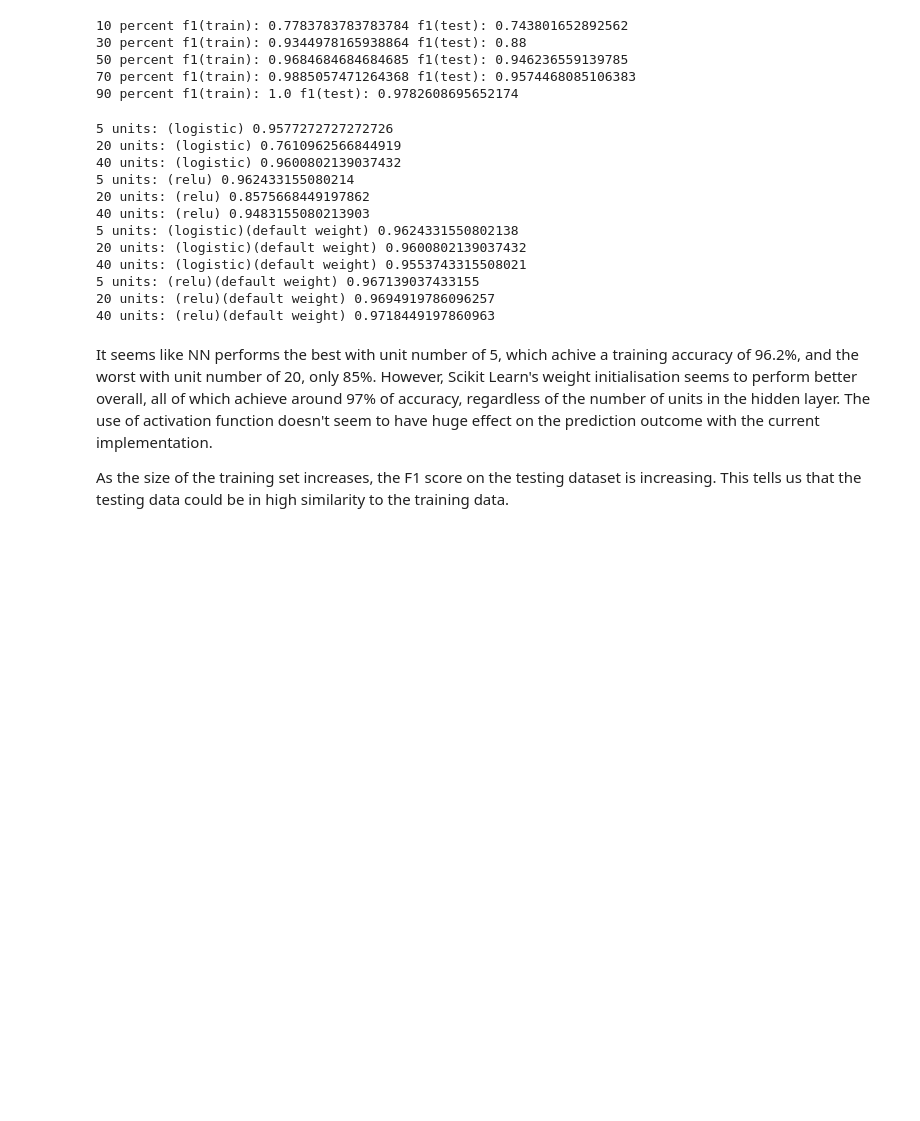
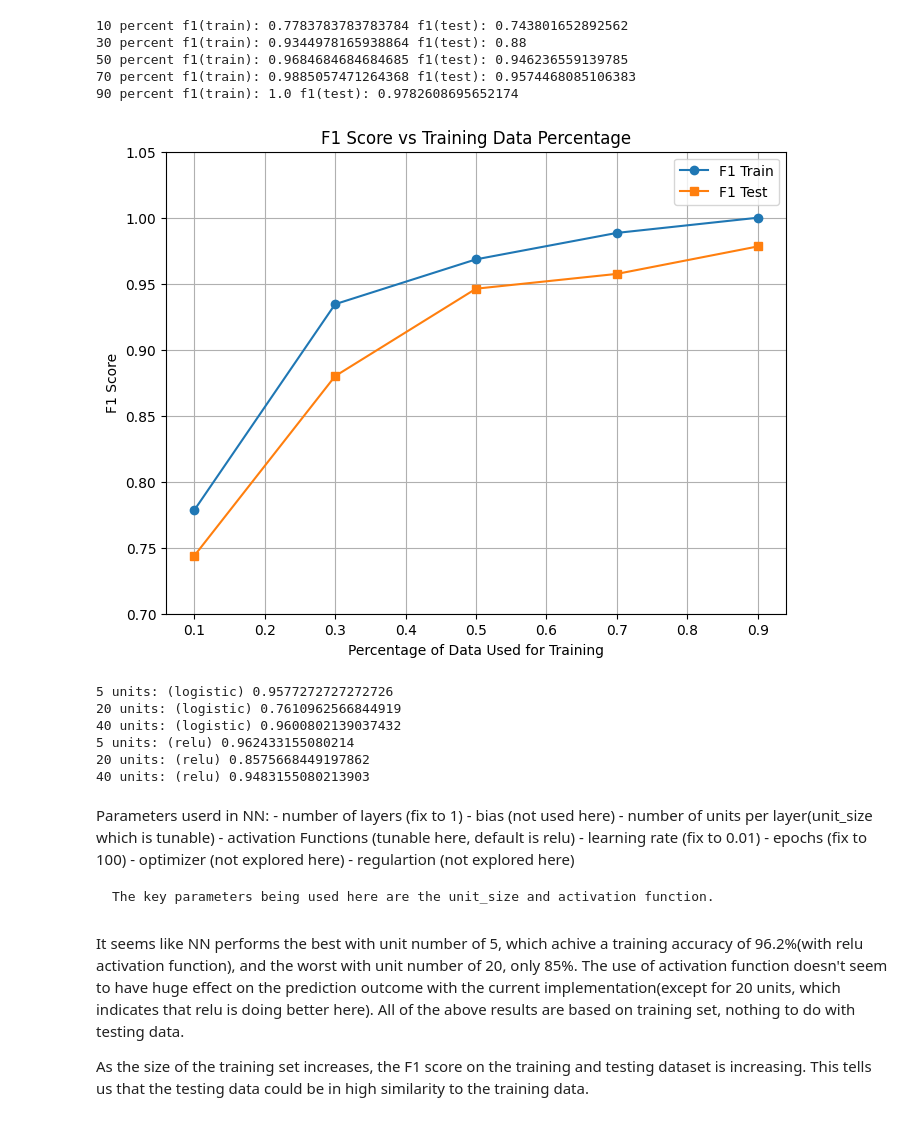
Before and after one commit to timsinyakov/361ass3, a Jupyter notebook: A3nn.ipynb, the cells around one changed output. Saved outputs shown, nothing was run; the diff lists cells and outputs as text; code cells hidden in the pictures; blank space fills up the shorter version.

```diff
--- a/A3nn.ipynb
+++ b/A3nn.ipynb
@@ -155,6 +155,27 @@ print("90 percent f1(train):", f1_score(y_train, clf90.predict(input90train)), "
 50 percent f1(train): 0.9684684684684685 f1(test): 0.946236559139785
 70 percent f1(train): 0.9885057471264368 f1(test): 0.9574468085106383
 90 percent f1(train): 1.0 f1(test): 0.9782608695652174
+# %%
+f1train = [0.7783783783783784, 0.9344978165938864, 0.9684684684684685, 0.9885057471264368, 1.0]
+f1test = [0.743801652892562, 0.88, 0.946236559139785, 0.9574468085106383, 0.9782608695652174]
+percentage = [0.1, 0.3, 0.5, 0.7, 0.9]
+
+plt.figure(figsize=(8, 6))
+plt.plot(percentage, f1train, marker='o', label='F1 Train')
+plt.plot(percentage, f1test, marker='s', label='F1 Test')
+
+# Labels and title
+plt.xlabel("Percentage of Data Used for Training")
+plt.ylabel("F1 Score")
+plt.title("F1 Score vs Training Data Percentage")
+plt.ylim(0.7, 1.05)
+plt.grid(True)
+plt.legend()
+
+# Show the plot
+plt.show()
+# %% [output]
+[figure, added]
 # %%
 from sklearn.model_selection import cross_val_score #Why not using this? Because the assignment specifies that the initial weight has to be between [0, 0.1]
 
@@ -187,18 +207,12 @@ def cross_validate(folds, unit_size, activation = 'relu', initialise_weight = Tr
 
     return accuracy/n
 # %%
-print("5 units: (logistic)", cross_validate(five_fold, 5, 'logistic', True))
-print("20 units: (logistic)", cross_validate(five_fold, 20, 'logistic', True))
-print("40 units: (logistic)", cross_validate(five_fold, 40, 'logistic', True))
-print("5 units: (relu)", cross_validate(five_fold, 5, 'relu', True))
-print("20 units: (relu)", cross_validate(five_fold, 20, 'relu', True))
-print("40 units: (relu)", cross_validate(five_fold, 40, 'relu', True))
-print("5 units: (logistic)(default weight)", cross_validate(five_fold, 5, 'logistic', False))
-print("20 units: (logistic)(default weight)", cross_validate(five_fold, 20, 'logistic', False))
-print("40 units: (logistic)(default weight)", cross_validate(five_fold, 40, 'logistic', False))
-print("5 units: (relu)(default weight)", cross_validate(five_fold, 5, 'relu', False))
-print("20 units: (relu)(default weight)", cross_validate(five_fold, 20, 'relu', False))
-print("40 units: (relu)(default weight)", cross_validate(five_fold, 40, 'relu', False))
+print("5 units: (logistic)", cross_validate(five_fold, 5, 'logistic'))
+print("20 units: (logistic)", cross_validate(five_fold, 20, 'logistic'))
+print("40 units: (logistic)", cross_validate(five_fold, 40, 'logistic'))
+print("5 units: (relu)", cross_validate(five_fold, 5, 'relu'))
+print("20 units: (relu)", cross_validate(five_fold, 20, 'relu'))
+print("40 units: (relu)", cross_validate(five_fold, 40, 'relu'))
 # %% [output]
 5 units: (logistic) 0.9577272727272726
 20 units: (logistic) 0.7610962566844919
@@ -206,13 +220,19 @@ print("40 units: (relu)(default weight)", cross_validate(five_fold, 40, 'relu',
 5 units: (relu) 0.962433155080214
 20 units: (relu) 0.8575668449197862
 40 units: (relu) 0.9483155080213903
-5 units: (logistic)(default weight) 0.9624331550802138
-20 units: (logistic)(default weight) 0.9600802139037432
-40 units: (logistic)(default weight) 0.9553743315508021
-5 units: (relu)(default weight) 0.967139037433155
-20 units: (relu)(default weight) 0.9694919786096257
-40 units: (relu)(default weight) 0.9718449197860963
+# %% [markdown]
+Parameters userd in NN:
+    - number of layers (fix to 1)
+    - bias (not used here)
+    - number of units per layer(unit_size which is tunable)
+    - activation Functions (tunable here, default is relu)
+    - learning rate (fix to 0.01)
+    - epochs (fix to 100)
+    - optimizer (not explored here)
+    - regulartion (not explored here)
+
+    The key parameters being used here are the unit_size and activation function.
 # %% [markdown]
-It seems like NN performs the best with unit number of 5, which achive a training accuracy of 96.2%, and the worst with unit number of 20, only 85%. However, Scikit Learn's weight initialisation seems to perform better overall, all of which achieve around 97% of accuracy, regardless of the number of units in the hidden layer. The use of activation function doesn't seem to have huge effect on the prediction outcome with the current implementation.
+It seems like NN performs the best with unit number of 5, which achive a training accuracy of 96.2%(with relu activation function), and the worst with unit number of 20, only 85%. The use of activation function doesn't seem to have huge effect on the prediction outcome with the current implementation(except for 20 units, which indicates that relu is doing better here). All of the above results are based on training set, nothing to do with testing data.
 
-As the size of the training set increases, the F1 score on the testing dataset is increasing. This tells us that the testing data could be in high similarity to the training data.
+As the size of the training set increases, the F1 score on the training and testing dataset is increasing. This tells us that the testing data could be in high similarity to the training data.
```
Also changed, not shown: parts of 6 cells of this notebook.
